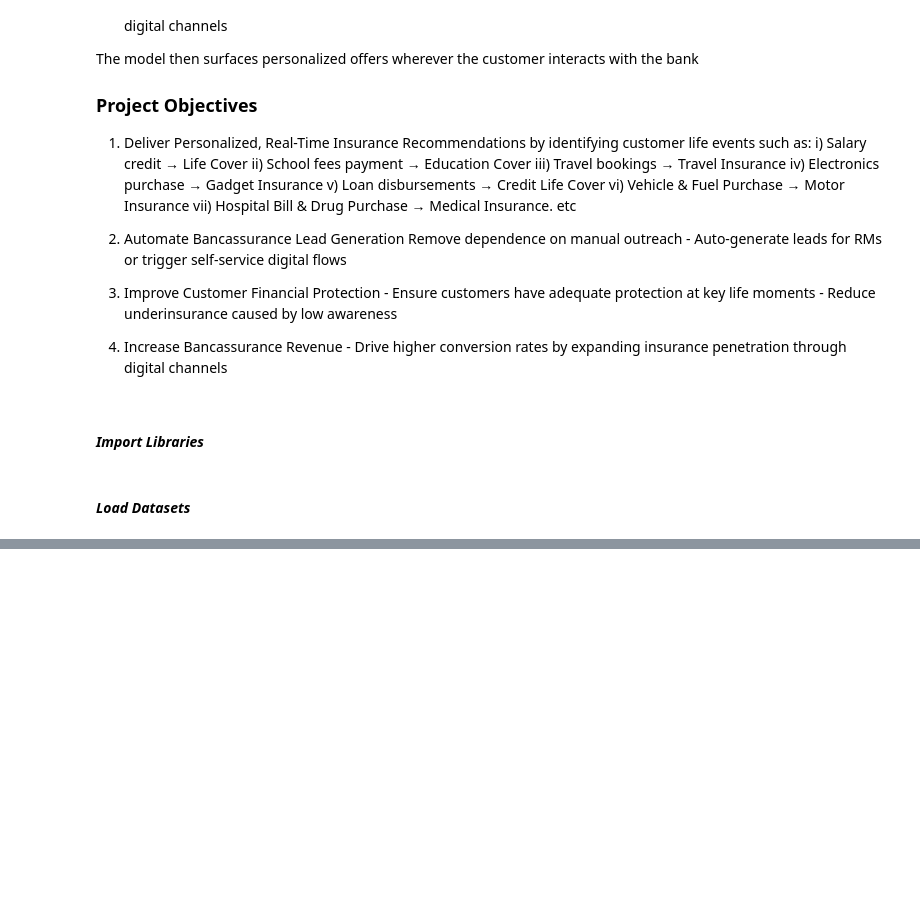
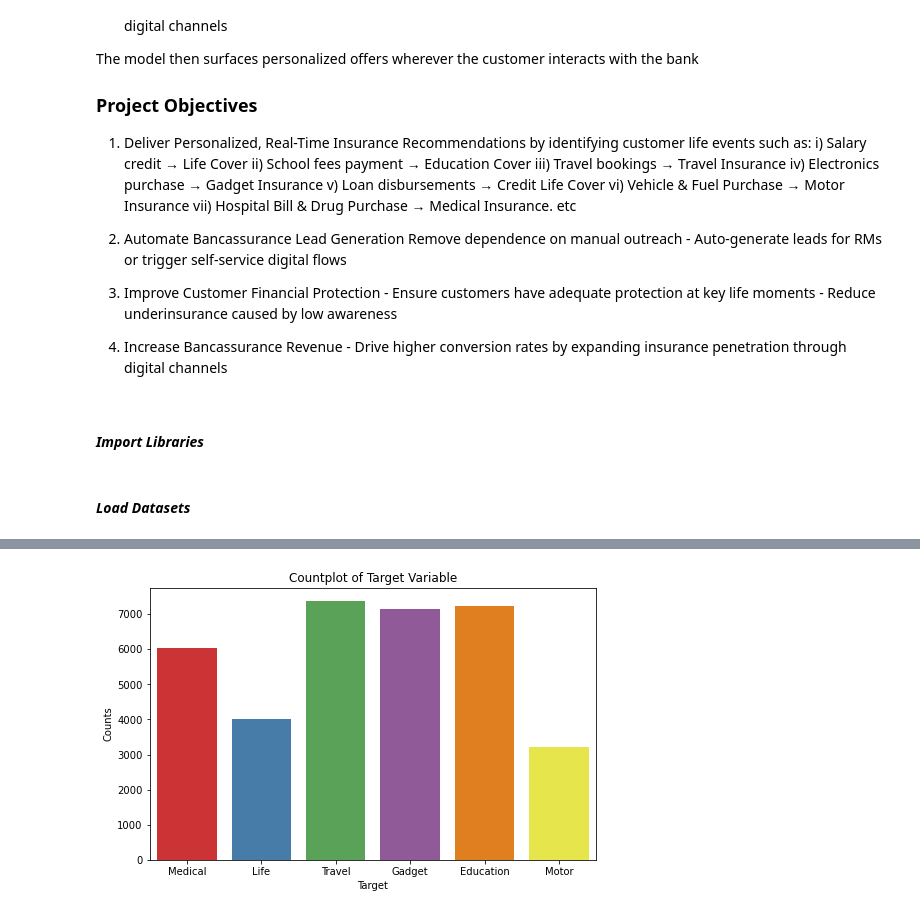
Before and after one commit to IrunguShawn/Bima-AI, a Jupyter notebook: Index.ipynb, the cells around one changed output, grey strips where cells are left out. Drawn from its saved outputs; the diff is of its cells as text; code cells hidden in the pictures; blank space fills up the shorter version.

```diff
--- a/Index.ipynb
+++ b/Index.ipynb
@@ -95,3 +115,5 @@ import warnings
 warnings.filterwarnings('ignore')
 # %% [markdown]
 #### _Load Datasets_
+# %%
+data = pd.read_csv('semi_rule_based_dataset.csv')
@@ -97,0 +323,3 @@ warnings.filterwarnings('ignore')
+# %%
+X=data.drop(columns=['product_type'])
+y=data['product_type']
@@ -97,0 +463,14 @@ warnings.filterwarnings('ignore')
+# %%
+# Plot distribution of target variable.
+fig, ax = plt.subplots(figsize=(8,5))
+sns.countplot(y, palette='Set1', ax=ax)
+y_labels = y.unique()
+
+# Add labels
+plt.title('Countplot of Target Variable')
+plt.xlabel('Target')
+#ax.set_xticklabels(x_labels, fontsize=10)
+plt.ylabel('Counts')
+plt.show()
+# %% [output]
+[figure, added]
```
Also changed, not shown: parts of 86 cells of this notebook, 5 other files.
